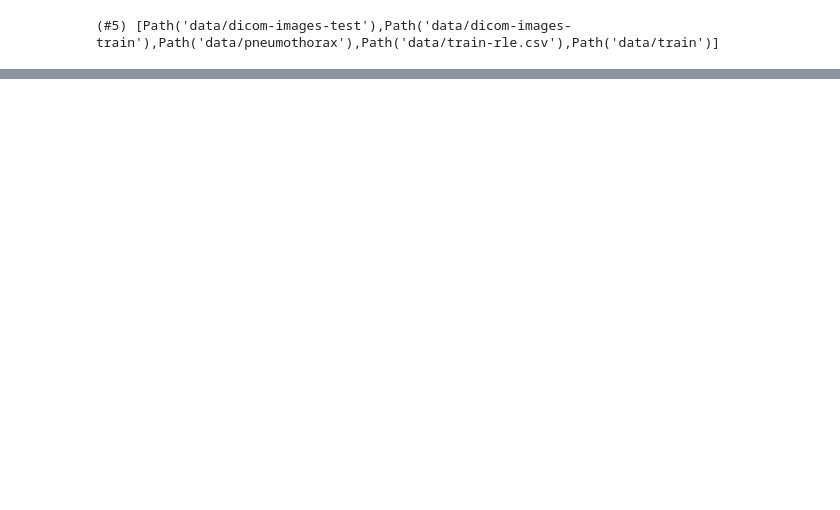
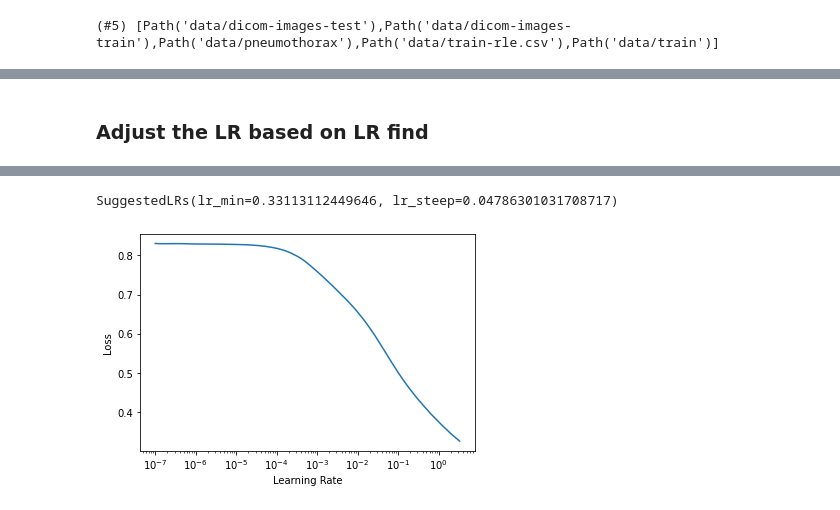
Before and after one commit to jarvislabsai/siim-acr, a Jupyter notebook: 2- Simple End 2 End.ipynb, the cells around one changed output, grey strips where cells are left out. Saved outputs shown, nothing was run; the diff lists cells and outputs as text; code cells hidden in the pictures; blank space fills up the shorter version.

```diff
--- a/2- Simple End 2 End.ipynb
+++ b/2- Simple End 2 End.ipynb
@@ -109,4 +60,0 @@ Decoder(
-# %%
-class Unet(Module):
-    def __init__(self,fs:int=32,):
-        pass
@@ -157,0 +108,4 @@ class UnetResNext50(Module):
+# %%
+dls = get_data(size=224,bs=32)
+learn = Learner(dls,Unet(expansion=1,model_name='resnet34'),loss_func=BCEWithLogitsLossFlat(), metrics=dice)
+learn.fit_one_cycle(5)
@@ -157,0 +119,7 @@ class UnetResNext50(Module):
+# %% [markdown]
+### Adjust the LR based on LR find
+# %%
+learn = Learner(dls,Unet(),loss_func=BCEWithLogitsLossFlat(), metrics=dice)
+learn = learn.to_fp16()
+learn.lr_find()
+# %% [output]
@@ -157,0 +127,2 @@ class UnetResNext50(Module):
+SuggestedLRs(lr_min=0.33113112449646, lr_steep=0.04786301031708717)
+[figure, added]
```
Also changed, not shown: parts of 24 cells of this notebook.
